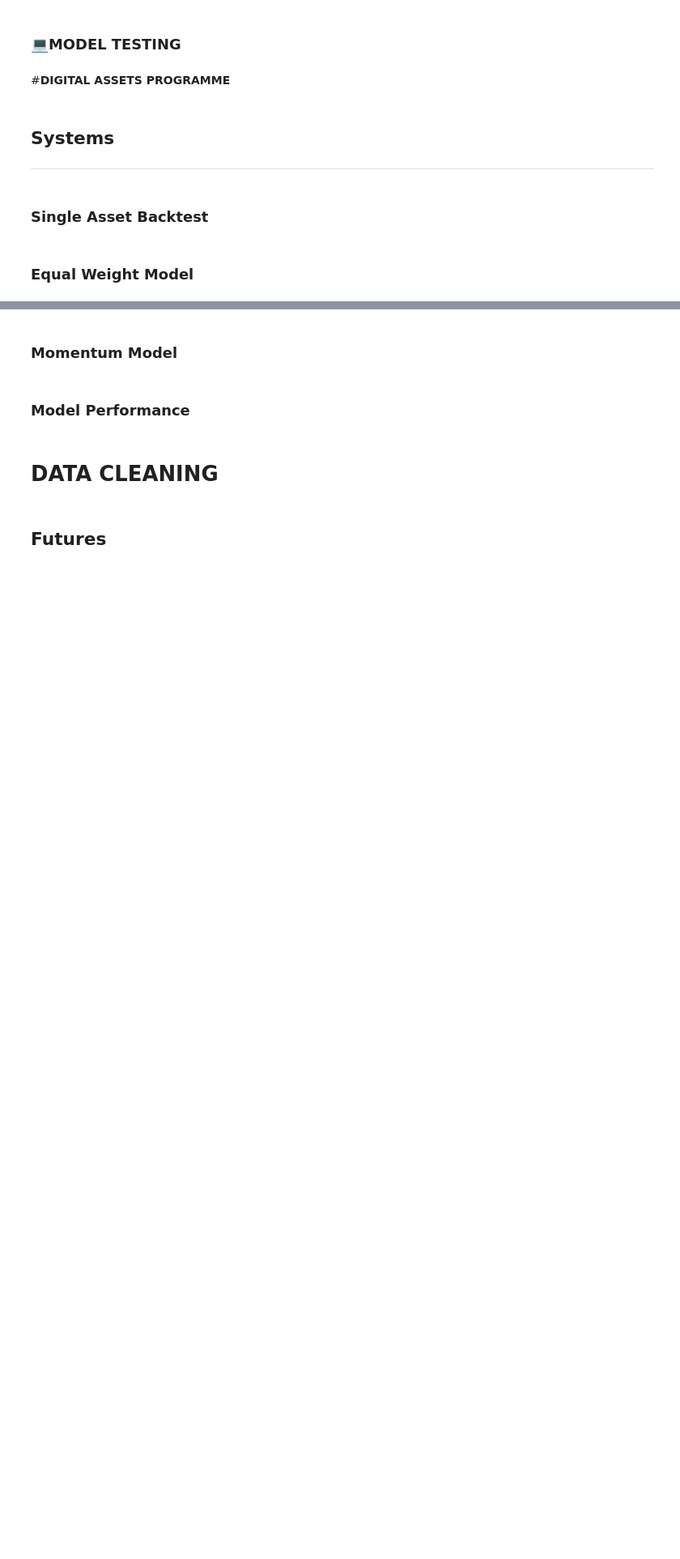
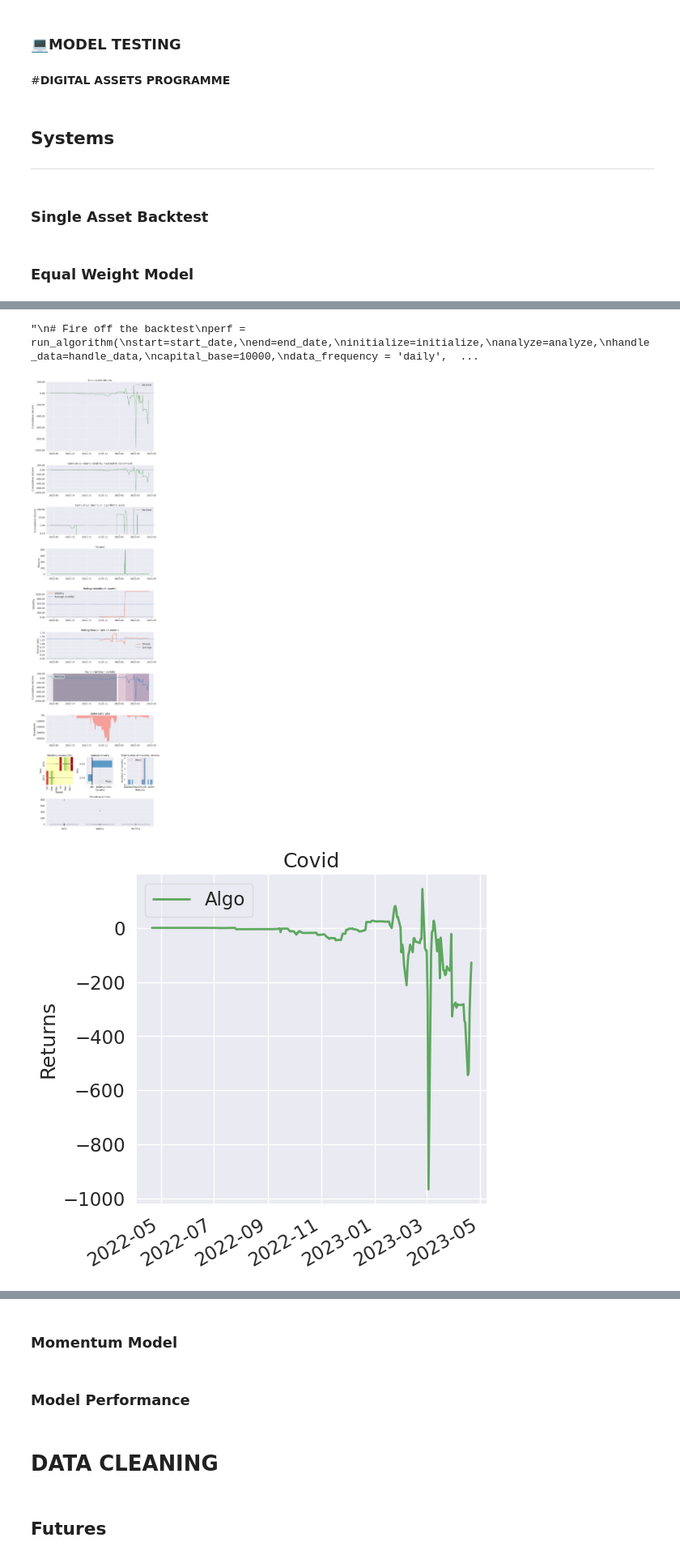
Before and after one commit to francoishcm/BackTesting, a Jupyter notebook: Zipline_Reloaded_BacktestEngine.ipynb, the cells around one changed output, grey strips where cells are left out. Shown at 81% size. Saved outputs shown, nothing was run; the diff lists cells and outputs as text; code cells hidden in the pictures; blank space fills up the shorter version.

```diff
--- a/Zipline_Reloaded_BacktestEngine.ipynb
+++ b/Zipline_Reloaded_BacktestEngine.ipynb
@@ -649,7 +699,7 @@ import pandas as pd
 
 def initialize(context):
   # Which asset to trade
-  context.asset = symbol('btc')
+  context.asset = symbol('ABG.JO')
 
   # Moving average window
   context.index_average_window = 100
@@ -690,42 +740,33 @@ def analyze(context, perf):
   ax = fig.add_subplot(313)
   ax.plot(perf['returns'], label='Returns', linestyle='-.',
           linewidth=1.0)
+  ax.legend()
+  ax.grid(True)
 # %% [markdown]
 ### Equal Weight Model
 # %%
-# This ensures that our graphs will be shown properly in the notebook.
-%matplotlib inline
 
 # Import a few libraries we need
+import zipline
 from zipline import run_algorithm
-from zipline.api import order_target_percent, record, symbol, set_benchmark
+from zipline.api import order_target_percent, symbol, schedule_function, date_rules, time_rules
+from datetime import datetime
+import pytz
 import pyfolio as pf
-import matplotlib.pyplot as plt
 import pandas as pd
 import numpy as np
-import warnings
-warnings.filterwarnings('ignore')
 
 def initialize(context):
 
   # Which stock to trade
 
-  """
-  dji = ["JEC","BBY","MSFT","MCHP","PEP",
-         "RAD","PTC","GCO","FAST","CTL",
-         "APA","EL","TMK","VVI","HPQ",
-         "CMCSA","JCI","T"]
 
-  dji = ["aave","ada","algo","alpha","ant",
-         "bal","bat","bch","bnb","bsv",
-         "btc"]
-  """
-
-  dji = ["btc"]
+  JSE_UNIVESRE = mylist
 
 
-  # Make a list of symbols from the list of tickers
-  context.dji_symbols = [symbol(s) for s in dji]
+
+  #Make a list of symbols from the list of tickers
+  context.JSE_UNIVESRE_symbols = [symbol(s) for s in JSE_UNIVESRE]
 
   # Moving average window
   context.index_average_window = 52
@@ -733,7 +774,7 @@ def initialize(context):
 def handle_data(context, data):
 
   # Get history for all the stocks
-  stock_hist = data.history(context.dji_symbols, "close", context.index_average_window, "1d")
+  stock_hist = data.history(context.JSE_UNIVESRE_symbols, "close", context.index_average_window, "1d")
 
   # Make an empty DataFrame to start with
   stock_analytics = pd.DataFrame()
@@ -742,7 +783,7 @@ def handle_data(context, data):
   stock_analytics['above_mean'] = stock_hist.iloc[-1] > stock_hist.mean()
 
   # Set weight for stocks to buy
-  stock_analytics.loc[stock_analytics['above_mean'] == True, 'weight'] = 1/len(context.dji_symbols)
+  stock_analytics.loc[stock_analytics['above_mean'] == True, 'weight'] = 1/len(context.JSE_UNIVESRE_symbols)
 
   # Set weight to zero for the rest
   stock_analytics.loc[stock_analytics['above_mean'] == False, 'weight'] = 0.0
@@ -797,11 +838,31 @@ def analyze(context, perf):
   ax.grid(True)
 
   """
+"""
+# Set start and end date
+start= datetime.datetime(2022, 3, 15, 0, 0)
+now_aware = pytz.utc.localize(start)
+now_aware = start.replace(tzinfo=pytz.UTC)
+end = datetime.datetime(2023, 4, 1, 0, 0)
+now_aware2 = pytz.utc.localize(end)
+now_aware2 = end.replace(tzinfo=pytz.UTC)
+"""
 
 # Set start and end date
-start_date = pd.Timestamp('2016-05-02', tz='utc')
-end_date = pd.Timestamp('2020-05-02', tz='utc')
+start_date = pd.to_datetime('2022-4-21')
+end_date = pd.to_datetime('2023-4-21')
 
+
+# Fire off the backtest
+result = run_algorithm(
+start=start_date,
+end=end_date,
+initialize=initialize,
+analyze=analyze,
+handle_data=handle_data,
+capital_base=10000,
+data_frequency = 'daily', bundle= 'random_stock_data')
+"""
 # Fire off the backtest
 perf = run_algorithm(
 start=start_date,
@@ -811,4 +872,6 @@ analyze=analyze,
 handle_data=handle_data,
 capital_base=10000,
 data_frequency = 'daily',
-bundle= 'crypto',)
+bundle= 'random_stock_data',)
+"""
+# %% [output]
@@ -814,0 +941,3 @@ bundle= 'crypto',)
+"\n# Fire off the backtest\nperf = run_algorithm(\nstart=start_date,\nend=end_date,\ninitialize=initialize,\nanalyze=analyze,\nhandle_data=handle_data,\ncapital_base=10000,\ndata_frequency = 'daily',  ...
+[figure, added]
+[figure, added]
```
Also changed, not shown: parts of 14 cells of this notebook.
